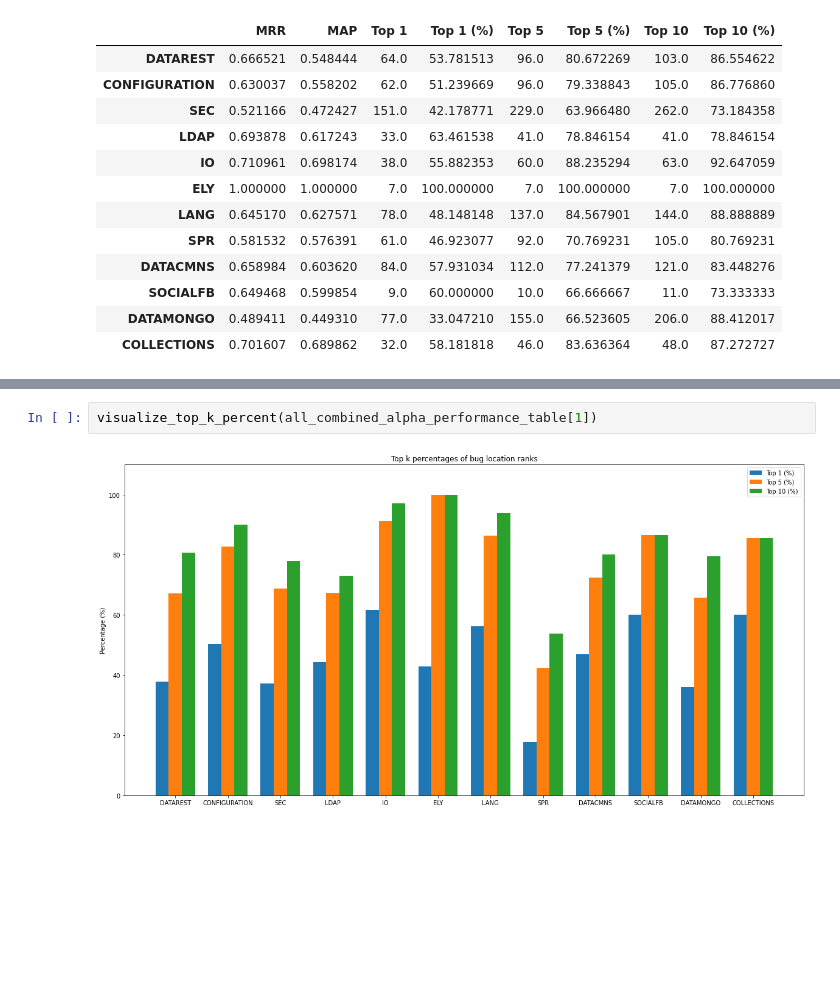
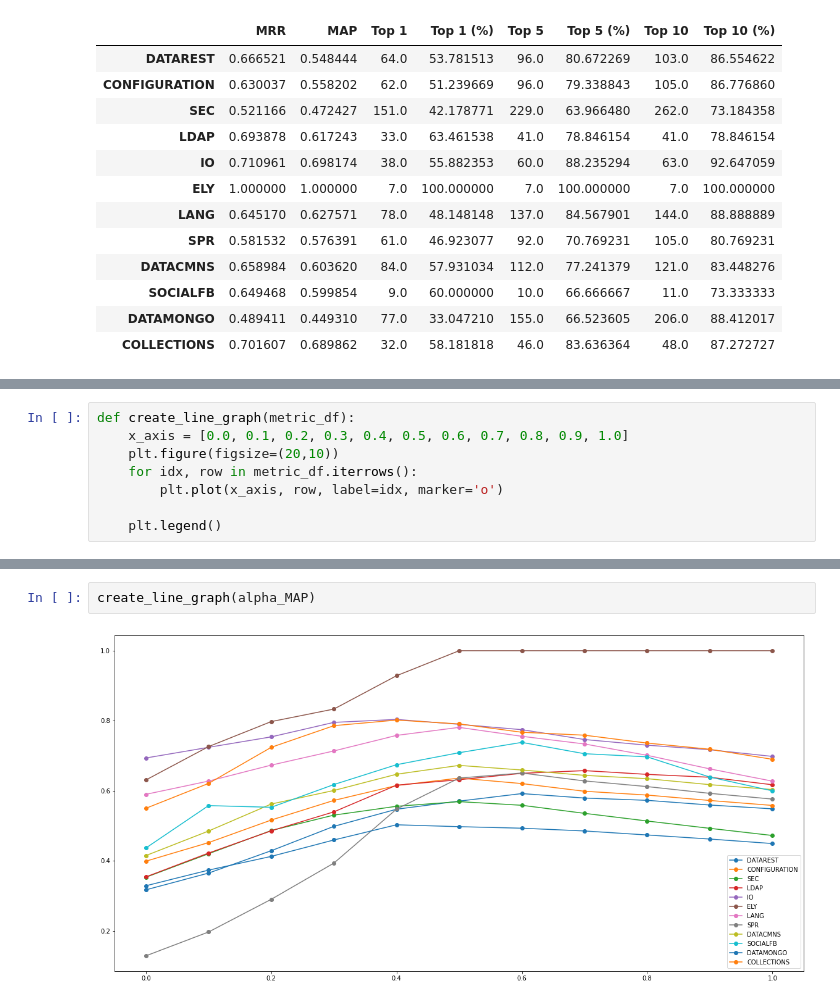
Before and after one commit to JeremyOlea/BugLocator, a Jupyter notebook: Method2.ipynb, the cells around one changed output, grey strips where cells are left out. Saved outputs shown, nothing was run; the diff lists cells and outputs as text; blank space fills up the shorter version.

```diff
--- a/Method2.ipynb
+++ b/Method2.ipynb
@@ -677 +649,9 @@ def visualize_top_k_percent(df):
+# %%
+def create_line_graph(metric_df):
+    x_axis = [0.0, 0.1, 0.2, 0.3, 0.4, 0.5, 0.6, 0.7, 0.8, 0.9, 1.0]
+    plt.figure(figsize=(20,10))
+    for idx, row in metric_df.iterrows():
+        plt.plot(x_axis, row, label=idx, marker='o')
+
+    plt.legend()
 # %%
@@ -742,4 +707,4 @@ alpha_top_1.head(12)
-# %%
-visualize_top_k_percent(all_combined_alpha_performance_table[1])
-# %% [output]
-[figure, removed]
+# %%
+create_line_graph(alpha_MAP)
+# %% [output]
+[figure, added]
```
Also changed, not shown: parts of 41 cells of this notebook.
